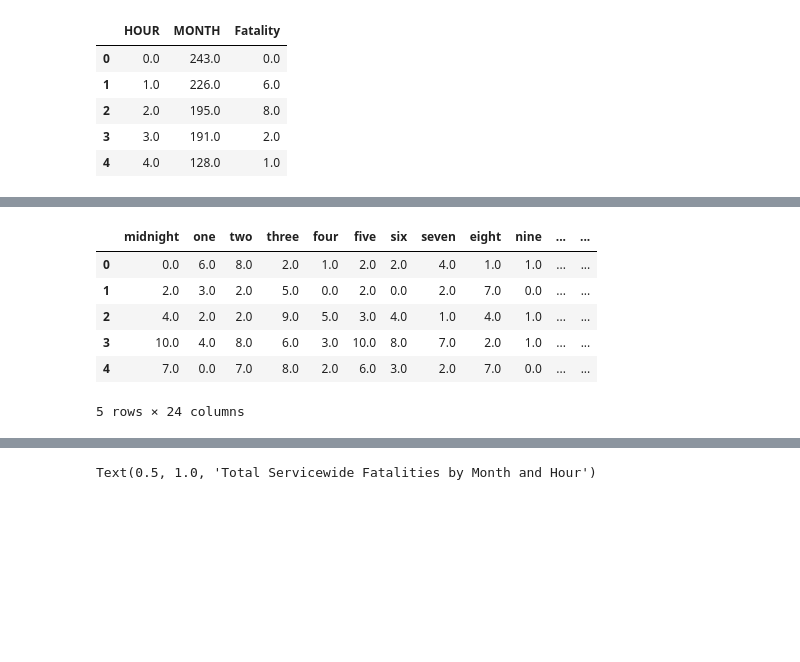
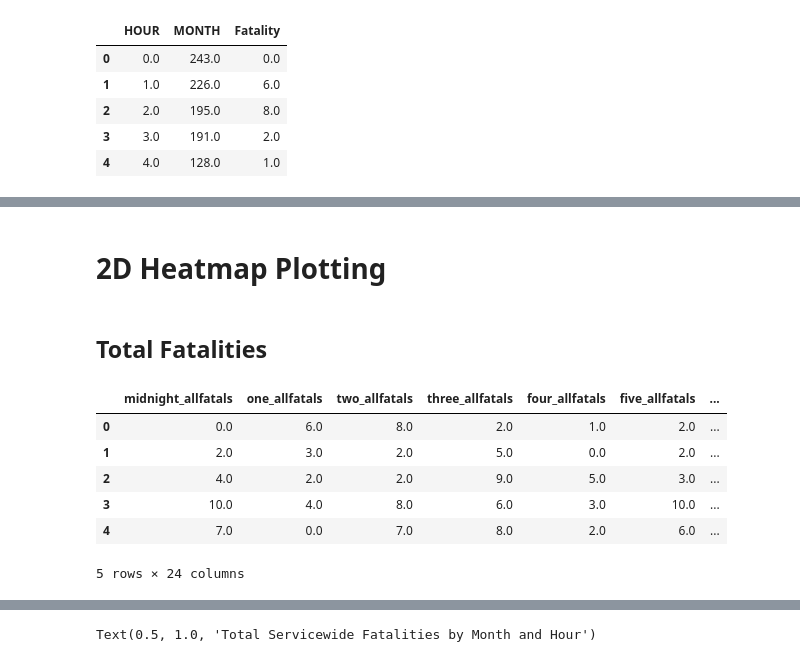
Before and after one commit to VolpeUSDOT/NPS-Region-Crash-Briefing, a Jupyter notebook: data analysis notebooks/2023 Servicewide Analysis - Nightime Visibility.ipynb, the cells around one changed output, grey strips where cells are left out. Cells and saved outputs as stored; diff of their text form; code cells hidden in the pictures; blank space fills up the shorter version.

```diff
--- a/data analysis notebooks/2023 Servicewide Analysis - Nightime Visibility.ipynb
+++ b/data analysis notebooks/2023 Servicewide Analysis - Nightime Visibility.ipynb
@@ -46,6 +50,6 @@ Index(['INCID_NO', '5_mph', '10_mph', '15_mph', '20_mph', '25_mph', '30_mph',
 # %%
-test = analysis_2023[['HOUR','MONTH','Fatality']] # X, Y, Z dimensions of surface plot
-test.head()
+allfatals = analysis_2023[['HOUR','MONTH','Fatality']] # X, Y, Z dimensions of surface plot
+allfatals.head()
 # %% [output]
 |  | HOUR | MONTH | Fatality |
 | 0 | 7.0 | 4.0 | 0.0 |
@@ -55,8 +59,8 @@ test.head()
 | 4 | 16.0 | 6.0 | 0.0 |
 # %%
 # aggregate all fatalities at same month and hour
-test_agg = test.groupby(['MONTH','HOUR']).sum().reset_index()
-test_agg.head()
+allfatals_agg = allfatals.groupby(['MONTH','HOUR']).sum().reset_index()
+allfatals_agg.head()
 # %% [output]
 |  | MONTH | HOUR | Fatality |
 | 0 | 1.0 | 0.0 | 0.0 |
@@ -93,7 +101,7 @@ test_agg.Fatality.max()
 # %%
 # transform the old column name in something numeric
-test_agg['HOUR']=pd.Categorical(test_agg['HOUR'])
-test_agg['HOUR']=test_agg['HOUR'].cat.codes
+allfatals_agg['HOUR']=pd.Categorical(allfatals_agg['HOUR'])
+allfatals_agg['HOUR']=allfatals_agg['HOUR'].cat.codes
 # %%
 # 3D heatmap, based on this example: https://python-graph-gallery.com/371-surface-plot/
 fig = plt.figure(figsize = (30, 10))
@@ -122,41 +375,45 @@ plt.show()
+# %% [markdown]
+# 2D Heatmap Plotting
+# %% [markdown]
+## Total Fatalities
 # %%
 # 2D heatmap - requires numpy array of just Z values from  3D plot, see example here: https://datavizpyr.com/heatmap-with-matplotlib-in-python/
 # query fatality values for each hour, to become columns of array (months are already in order, so rows of array are all set)
-midnight = test_agg['Fatality'].loc[test_agg['HOUR']==0.0]
-one = test_agg['Fatality'].loc[test_agg['HOUR']==1.0]
-two = test_agg['Fatality'].loc[test_agg['HOUR']==2.0]
-three = test_agg['Fatality'].loc[test_agg['HOUR']==3.0]
-four = test_agg['Fatality'].loc[test_agg['HOUR']==4.0]
-five = test_agg['Fatality'].loc[test_agg['HOUR']==5.0]
-six = test_agg['Fatality'].loc[test_agg['HOUR']==6.0]
-seven = test_agg['Fatality'].loc[test_agg['HOUR']==7.0]
-eight = test_agg['Fatality'].loc[test_agg['HOUR']==8.0]
-nine = test_agg['Fatality'].loc[test_agg['HOUR']==9.0]
-ten = test_agg['Fatality'].loc[test_agg['HOUR']==10.0]
-eleven = test_agg['Fatality'].loc[test_agg['HOUR']==11.0]
-twelve = test_agg['Fatality'].loc[test_agg['HOUR']==12.0]
-thirteen = test_agg['Fatality'].loc[test_agg['HOUR']==13.0]
-fourteen = test_agg['Fatality'].loc[test_agg['HOUR']==14.0]
-fifteen = test_agg['Fatality'].loc[test_agg['HOUR']==15.0]
-sixteen = test_agg['Fatality'].loc[test_agg['HOUR']==16.0]
-seventeen = test_agg['Fatality'].loc[test_agg['HOUR']==17.0]
-eighteen = test_agg['Fatality'].loc[test_agg['HOUR']==18.0]
-nineteen = test_agg['Fatality'].loc[test_agg['HOUR']==19.0]
-twenty = test_agg['Fatality'].loc[test_agg['HOUR']==20.0]
-twentyone = test_agg['Fatality'].loc[test_agg['HOUR']==21.0]
-twentytwo = test_agg['Fatality'].loc[test_agg['HOUR']==22.0]
-twentythree = test_agg['Fatality'].loc[test_agg['HOUR']==23.0]
+midnight_allfatals = allfatals_agg['Fatality'].loc[allfatals_agg['HOUR']==0.0]
+one_allfatals = allfatals_agg['Fatality'].loc[allfatals_agg['HOUR']==1.0]
+two_allfatals = allfatals_agg['Fatality'].loc[allfatals_agg['HOUR']==2.0]
+three_allfatals = allfatals_agg['Fatality'].loc[allfatals_agg['HOUR']==3.0]
+four_allfatals = allfatals_agg['Fatality'].loc[allfatals_agg['HOUR']==4.0]
+five_allfatals = allfatals_agg['Fatality'].loc[allfatals_agg['HOUR']==5.0]
+six_allfatals = allfatals_agg['Fatality'].loc[allfatals_agg['HOUR']==6.0]
+seven_allfatals = allfatals_agg['Fatality'].loc[allfatals_agg['HOUR']==7.0]
+eight_allfatals = allfatals_agg['Fatality'].loc[allfatals_agg['HOUR']==8.0]
+nine_allfatals = allfatals_agg['Fatality'].loc[allfatals_agg['HOUR']==9.0]
+ten_allfatals = allfatals_agg['Fatality'].loc[allfatals_agg['HOUR']==10.0]
+eleven_allfatals = allfatals_agg['Fatality'].loc[allfatals_agg['HOUR']==11.0]
+twelve_allfatals = allfatals_agg['Fatality'].loc[allfatals_agg['HOUR']==12.0]
+thirteen_allfatals = allfatals_agg['Fatality'].loc[allfatals_agg['HOUR']==13.0]
+fourteen_allfatals = allfatals_agg['Fatality'].loc[allfatals_agg['HOUR']==14.0]
+fifteen_allfatals = allfatals_agg['Fatality'].loc[allfatals_agg['HOUR']==15.0]
+sixteen_allfatals = allfatals_agg['Fatality'].loc[allfatals_agg['HOUR']==16.0]
+seventeen_allfatals = allfatals_agg['Fatality'].loc[allfatals_agg['HOUR']==17.0]
+eighteen_allfatals = allfatals_agg['Fatality'].loc[allfatals_agg['HOUR']==18.0]
+nineteen_allfatals = allfatals_agg['Fatality'].loc[allfatals_agg['HOUR']==19.0]
+twenty_allfatals = allfatals_agg['Fatality'].loc[allfatals_agg['HOUR']==20.0]
+twentyone_allfatals = allfatals_agg['Fatality'].loc[allfatals_agg['HOUR']==21.0]
+twentytwo_allfatals = allfatals_agg['Fatality'].loc[allfatals_agg['HOUR']==22.0]
+twentythree_allfatals = allfatals_agg['Fatality'].loc[allfatals_agg['HOUR']==23.0]
 
 # combine columns into wide array
-test_array = pd.DataFrame(np.column_stack([midnight,one,two,three,four,five,six,seven,eight,nine,ten,eleven,twelve,thirteen,fourteen,fifteen,sixteen,seventeen,eighteen,nineteen,twenty,twentyone,twentytwo,twentythree]), columns=['midnight','one','two','three','four','five','six','seven','eight','nine','ten','eleven','twelve','thirteen','fourteen','fifteen','sixteen','seventeen','eighteen','nineteen','twenty','twentyone','twentytwo','twentythree'])
-test_array.head()
+allfatals_array = pd.DataFrame(np.column_stack([midnight_allfatals,one_allfatals,two_allfatals,three_allfatals,four_allfatals,five_allfatals,six_allfatals,seven_allfatals,eight_allfatals,nine_allfatals,ten_allfatals,eleven_allfatals,twelve_allfatals,thirteen_allfatals,fourteen_allfatals,fifteen_allfatals,sixteen_allfatals,seventeen_allfatals,eighteen_allfatals,nineteen_allfatals,twenty_allfatals,twentyone_allfatals,twentytwo_allfatals,twentythree_allfatals]), columns=['midnight_allfatals','one_allfatals','two_allfatals','three_allfatals','four_allfatals','five_allfatals','six_allfatals','seven_allfatals','eight_allfatals','nine_allfatals','ten_allfatals','eleven_allfatals','twelve_allfatals','thirteen_allfatals','fourteen_allfatals','fifteen_allfatals','sixteen_allfatals','seventeen_allfatals','eighteen_allfatals','nineteen_allfatals','twenty_allfatals','twentyone_allfatals','twentytwo_allfatals','twentythree_allfatals'])
+allfatals_array.head()
 # %% [output]
-|  | midnight | one | two | three | four | five | six | seven | eight | nine | ... | ... |
-| 0 | 0.0 | 6.0 | 8.0 | 2.0 | 1.0 | 2.0 | 2.0 | 4.0 | 1.0 | 1.0 | ... | ... |
-| 1 | 2.0 | 3.0 | 2.0 | 5.0 | 0.0 | 2.0 | 0.0 | 2.0 | 7.0 | 0.0 | ... | ... |
-| 2 | 4.0 | 2.0 | 2.0 | 9.0 | 5.0 | 3.0 | 4.0 | 1.0 | 4.0 | 1.0 | ... | ... |
-| 3 | 10.0 | 4.0 | 8.0 | 6.0 | 3.0 | 10.0 | 8.0 | 7.0 | 2.0 | 1.0 | ... | ... |
-| 4 | 7.0 | 0.0 | 7.0 | 8.0 | 2.0 | 6.0 | 3.0 | 2.0 | 7.0 | 0.0 | ... | ... |
+|  | midnight_allfatals | one_allfatals | two_allfatals | three_allfatals | four_allfatals | five_allfatals | ... |
+| 0 | 0.0 | 6.0 | 8.0 | 2.0 | 1.0 | 2.0 | ... |
+| 1 | 2.0 | 3.0 | 2.0 | 5.0 | 0.0 | 2.0 | ... |
+| 2 | 4.0 | 2.0 | 2.0 | 9.0 | 5.0 | 3.0 | ... |
+| 3 | 10.0 | 4.0 | 8.0 | 6.0 | 3.0 | 10.0 | ... |
+| 4 | 7.0 | 0.0 | 7.0 | 8.0 | 2.0 | 6.0 | ... |
 5 rows × 24 columns
 # %%
 # prep to set index
```
Also changed, not shown: parts of 97 cells of this notebook.
